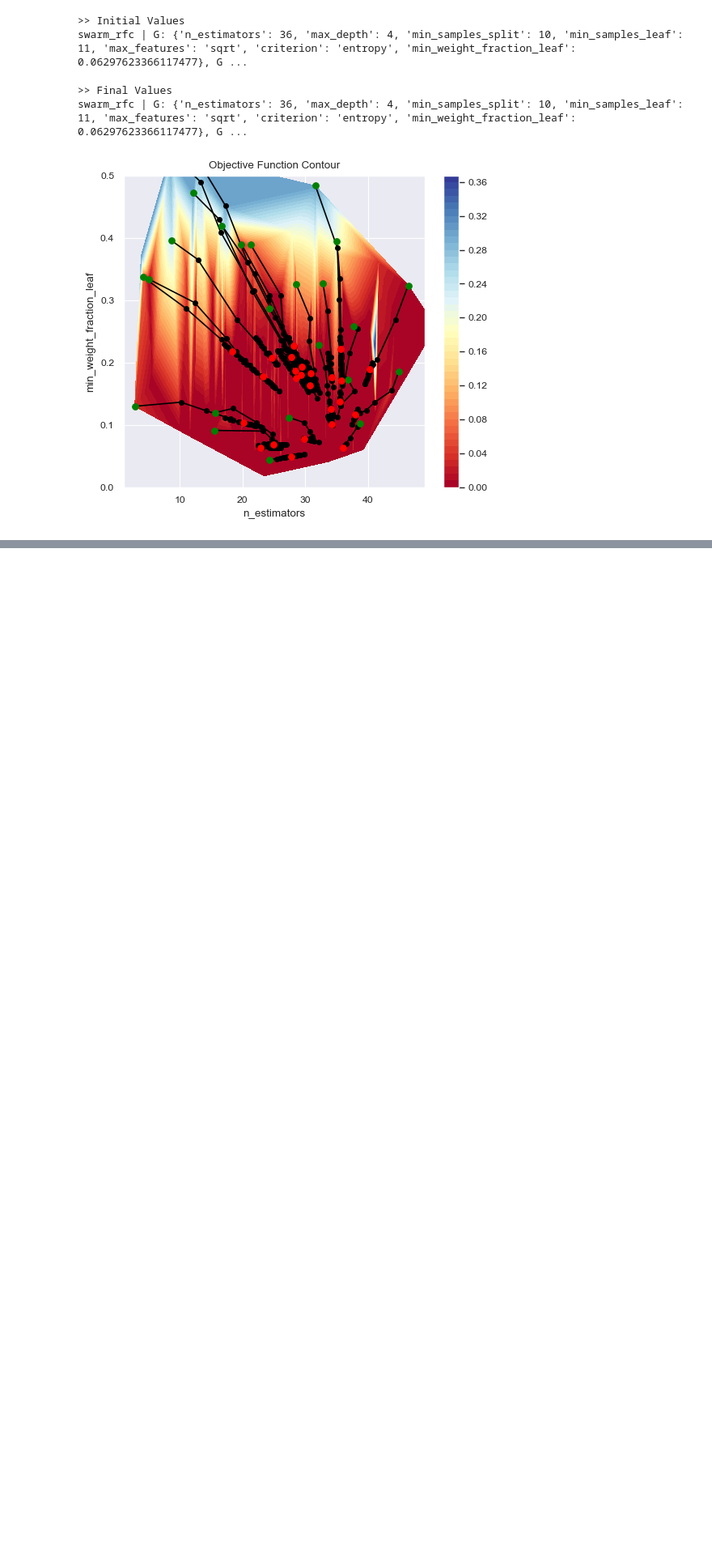
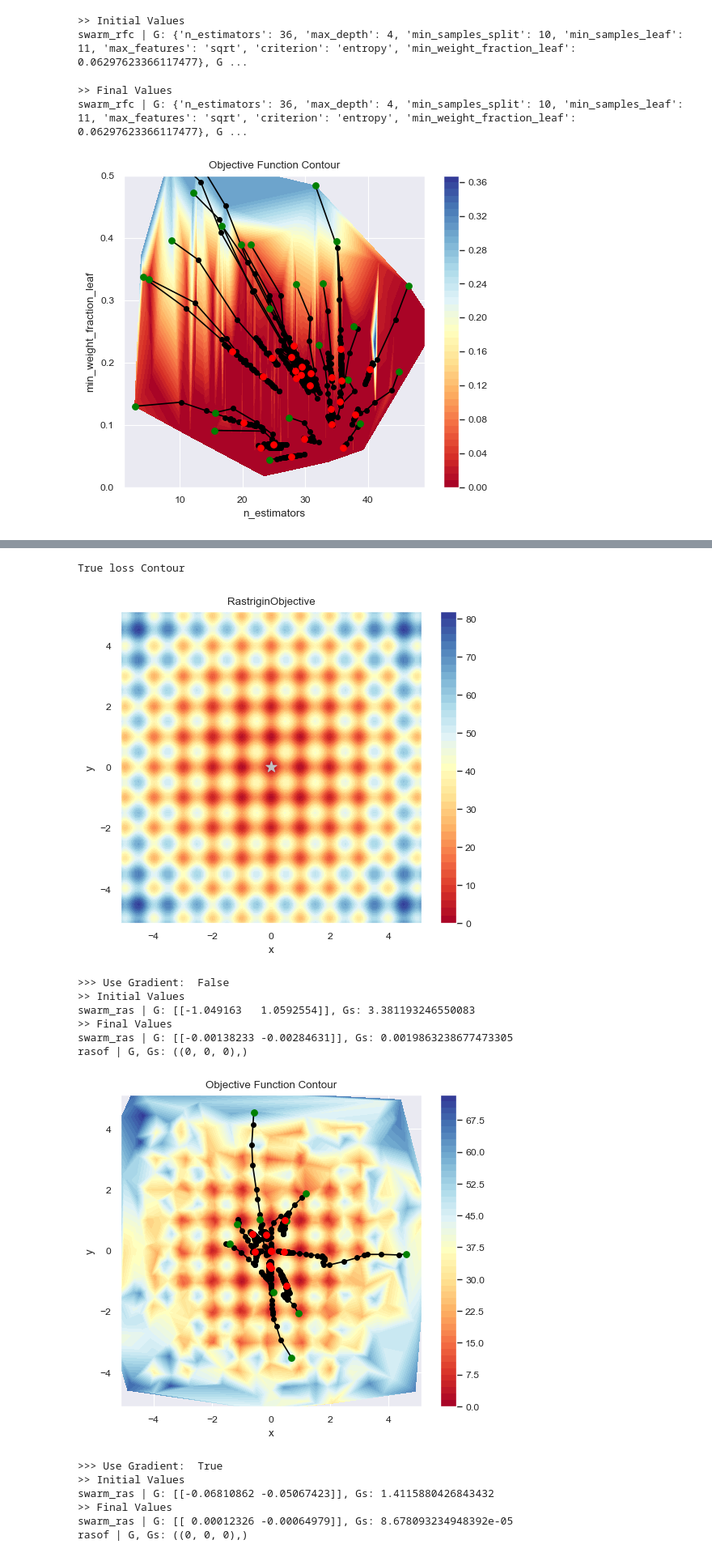
Before and after one commit to adityaprakash-work/OptiHive, a Jupyter notebook: examples.ipynb, the cells around one changed output, grey strips where cells are left out. Shown at 81% size. Saved outputs shown, nothing was run; the diff lists cells and outputs as text; code cells hidden in the pictures; blank space fills up the shorter version.

```diff
--- a/examples.ipynb
+++ b/examples.ipynb
@@ -258,0 +264,59 @@ sot_rfc.draw_lazy(particle_indices=[p for p in range(0, n_particles, 2)])
+# %%
+rasof = ohb.RastriginObjective()
+
+ss2d_rasof = {
+    "x": ("con", rasof.bounds_2d[: 2]),
+    "y": ("con", rasof.bounds_2d[2:]),
+}
+
+print("True loss Contour")
+rasof.plot2d()
+for use_grad in [False, True]:
+    sot_ras = ohp.SwarmObjectiveTracker(
+        track_params=["x", "y"],
+        eager=False,
+        lazy_step=2,
+    )
+    swarm_ras = ohp.VanillaSwarm(
+        search_space=ss2d_rasof,
+        n_particles=200,
+        objective_function=rasof,
+        cc=0.3,
+        sc=0.3,
+        r1=0.3,
+        r2=0.3,
+        use_gradient=use_grad,
+        gw=0.1,
+        n_perturb=2,
+        r3=0.1,
+        trackers=[sot_ras],
+    )
+
+    print(">>> Use Gradient: ", use_grad)
+    print(">> Initial Values")
+    print(f"swarm_ras | G: {swarm_ras.G}, Gs: {swarm_ras.Gs}")
+
+    swarm_ras.run(500)
+
+    print(">> Final Values")
+    print(f"swarm_ras | G: {swarm_ras.G}, Gs: {swarm_ras.Gs}")
+    print(f"rasof | G, Gs: {rasof.global_minima_2d}")
+    sot_ras.draw_lazy(
+        particle_indices=[p for p in range(0, swarm_ras.n_particles, 20)],
+    )
+# %% [output]
+True loss Contour
+[figure, added]
+>>> Use Gradient:  False
+>> Initial Values
+swarm_ras | G: [[-1.049163   1.0592554]], Gs: 3.381193246550083
+>> Final Values
+swarm_ras | G: [[-0.00138233 -0.00284631]], Gs: 0.0019863238677473305
+rasof | G, Gs: ((0, 0, 0),)
+[figure, added]
+>>> Use Gradient:  True
+>> Initial Values
+swarm_ras | G: [[-0.06810862 -0.05067423]], Gs: 1.4115880426843432
+>> Final Values
+swarm_ras | G: [[ 0.00012326 -0.00064979]], Gs: 8.678093234948392e-05
+rasof | G, Gs: ((0, 0, 0),)
```
Also changed, not shown: parts of 27 cells of this notebook, 5 other files.
